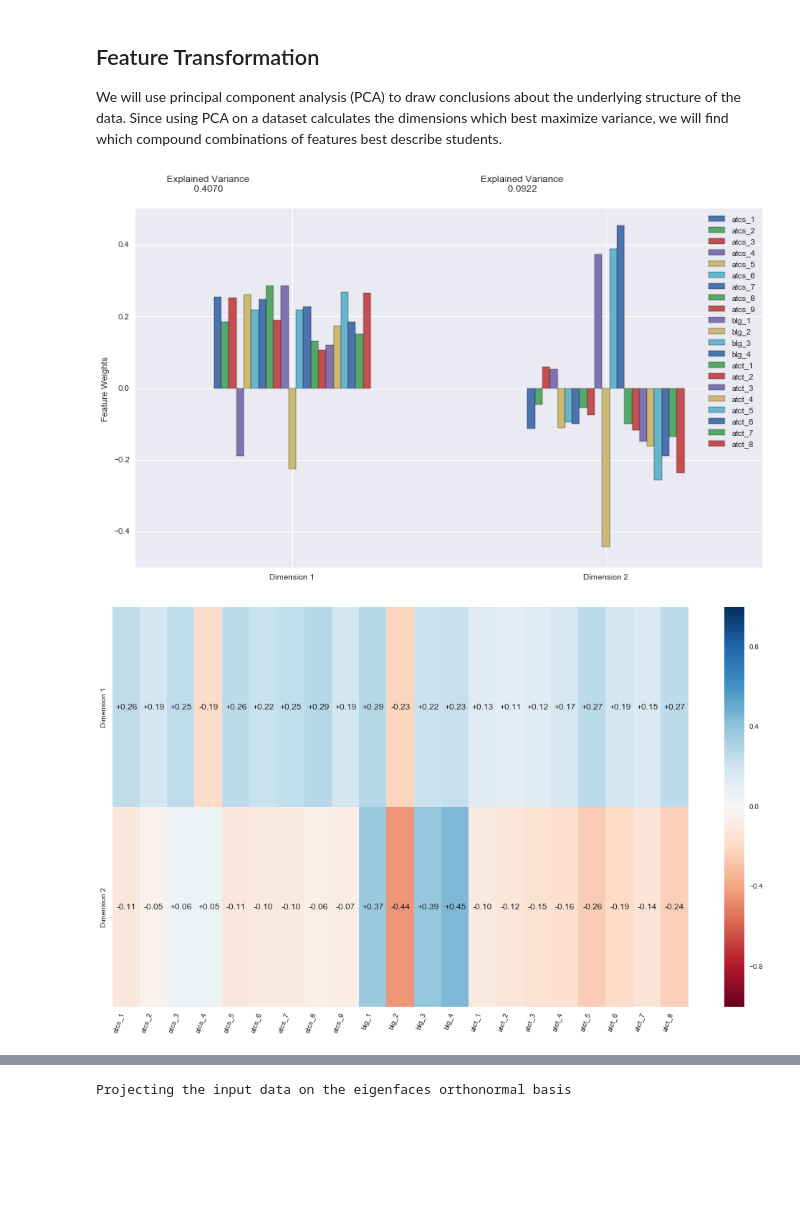
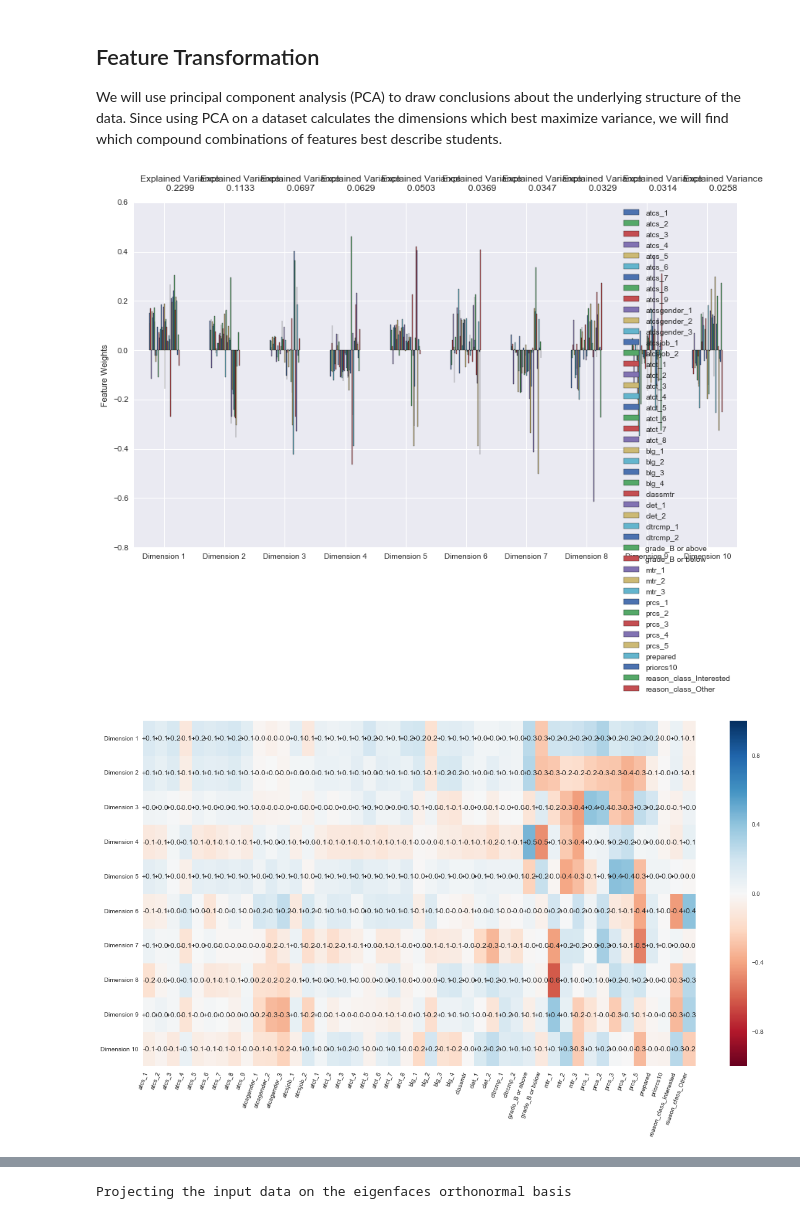
Before and after one commit to omoju/IntroCSExperiencePrediction, a Jupyter notebook: genderedCSExperience.ipynb, the cells around one changed output, grey strips where cells are left out. Cells and saved outputs as stored; diff of their text form; code cells hidden in the pictures; blank space fills up the shorter version.

```diff
--- a/genderedCSExperience.ipynb
+++ b/genderedCSExperience.ipynb
@@ -290,31 +292,31 @@ We will use principal component analysis (PCA) to draw conclusions about the und
 # %%
 # TODO: Apply PCA by fitting the good data with the same number of dimensions as features
 from sklearn.decomposition import PCA
 
-pca_data = data.drop(['gender_Female', 'gender_Male'], axis=1, inplace=False)
+pca_data = dataset.drop(['gender_Female', 'gender_Male'], axis=1, inplace=False)
 
-pca = PCA(n_components=2)
+pca = PCA(n_components=10)
 pca.fit(pca_data)
 
 # Generate PCA results plot
 pca_results = tools.pca_results(pca_data, pca)
 # %% [output]
-[figure, old version]
+[figure, new version]
 # %%
 cols = [col for col in pca_results.columns if col not in ['Explained Variance']]
 df2 = pca_results[cols]
 
 myFileName='report/figures' + '/' + 'pcaStudentData' +'.png'
-rcParams['figure.figsize'] = 18, 10
+rcParams['figure.figsize'] = 20, 10
 fig = figure(dpi=80) # no frame
 
 with sns.axes_style("white"):
-    ax = sns.heatmap(df2, square=False, annot=True, vmin=-1, vmax=1, cmap='RdBu', fmt='+.2f')
+    ax = sns.heatmap(df2, square=False, annot=True, vmin=-1, vmax=1, cmap='RdBu', fmt='+.1f')
     plt.xticks(rotation=70, ha='right');
 
 fig.savefig(myFileName)
 # %% [output]
-[figure, old version]
+[figure, new version]
 # %% [markdown]
 Unsurprisingly, dimensions 1 and 2 account for almost 50% of the variance in the data. One of the interesting aspects of PCA is that the most interesting dynamics occur only in the first *k* dimension, and then they fall off. In this case, I would say the first **2** components highlight some clear student segments.
 
```
Also changed, not shown: parts of 8 cells of this notebook, 1 other file.
